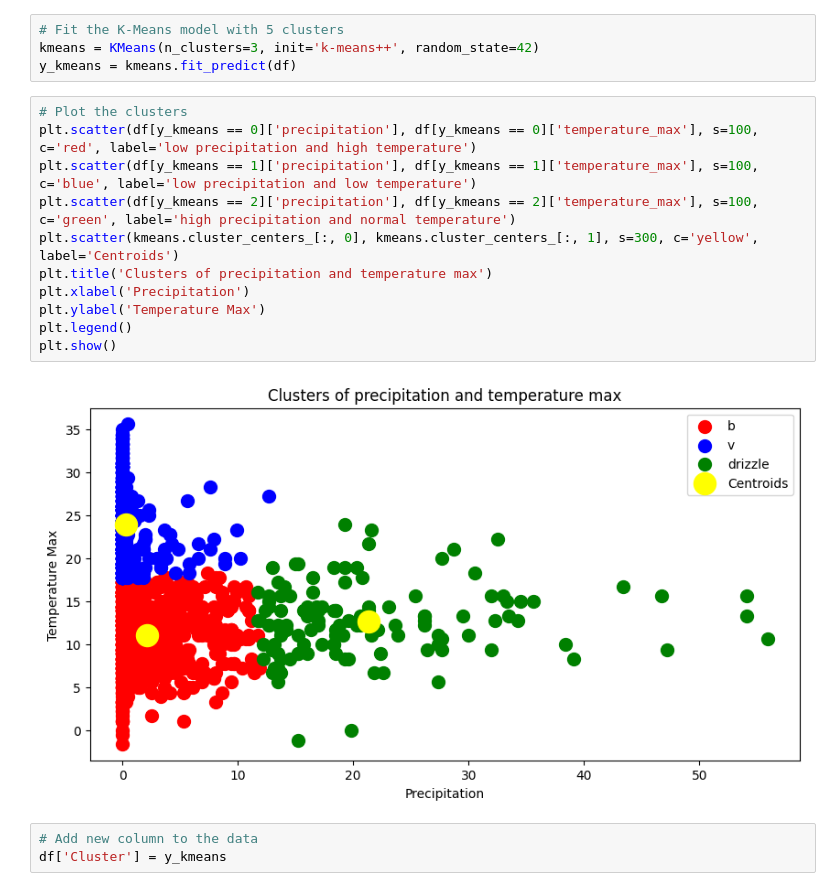
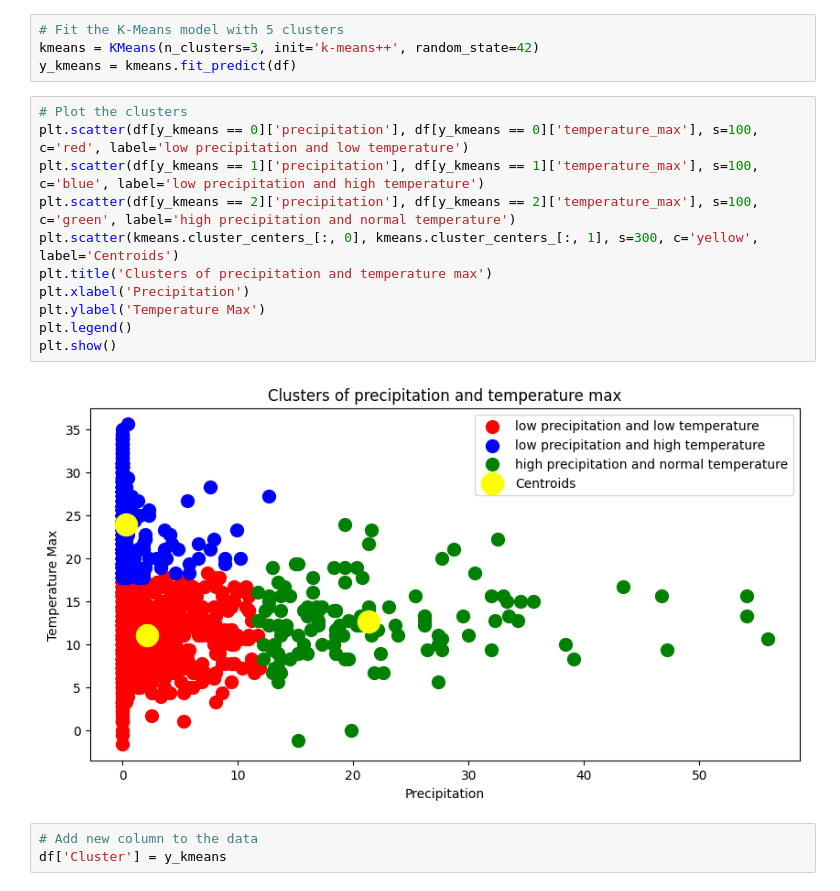
Before and after one commit to rijalkwn/ML-FLASK-Seattle-Weather, a Jupyter notebook: Model/model.ipynb, the cells around one changed output. Cells and saved outputs as stored; diff of their text form.

```diff
--- a/Model/model.ipynb
+++ b/Model/model.ipynb
@@ -121,17 +121,17 @@ kmeans = KMeans(n_clusters=3, init='k-means++', random_state=42)
 y_kmeans = kmeans.fit_predict(df)
 # %%
 # Plot the clusters
-plt.scatter(df[y_kmeans == 0]['precipitation'], df[y_kmeans == 0]['temperature_max'], s=100, c='red', label='low precipitation and high temperature')
-plt.scatter(df[y_kmeans == 1]['precipitation'], df[y_kmeans == 1]['temperature_max'], s=100, c='blue', label='low precipitation and low temperature')
+plt.scatter(df[y_kmeans == 0]['precipitation'], df[y_kmeans == 0]['temperature_max'], s=100, c='red', label='low precipitation and low temperature')
+plt.scatter(df[y_kmeans == 1]['precipitation'], df[y_kmeans == 1]['temperature_max'], s=100, c='blue', label='low precipitation and high temperature')
 plt.scatter(df[y_kmeans == 2]['precipitation'], df[y_kmeans == 2]['temperature_max'], s=100, c='green', label='high precipitation and normal temperature')
 plt.scatter(kmeans.cluster_centers_[:, 0], kmeans.cluster_centers_[:, 1], s=300, c='yellow', label='Centroids')
 plt.title('Clusters of precipitation and temperature max')
 plt.xlabel('Precipitation')
 plt.ylabel('Temperature Max')
 plt.legend()
 plt.show()
 # %% [output]
-[figure, old version]
+[figure, new version]
 # %%
 # Add new column to the data
 df['Cluster'] = y_kmeans
```
Also changed, not shown: 1 other file.
